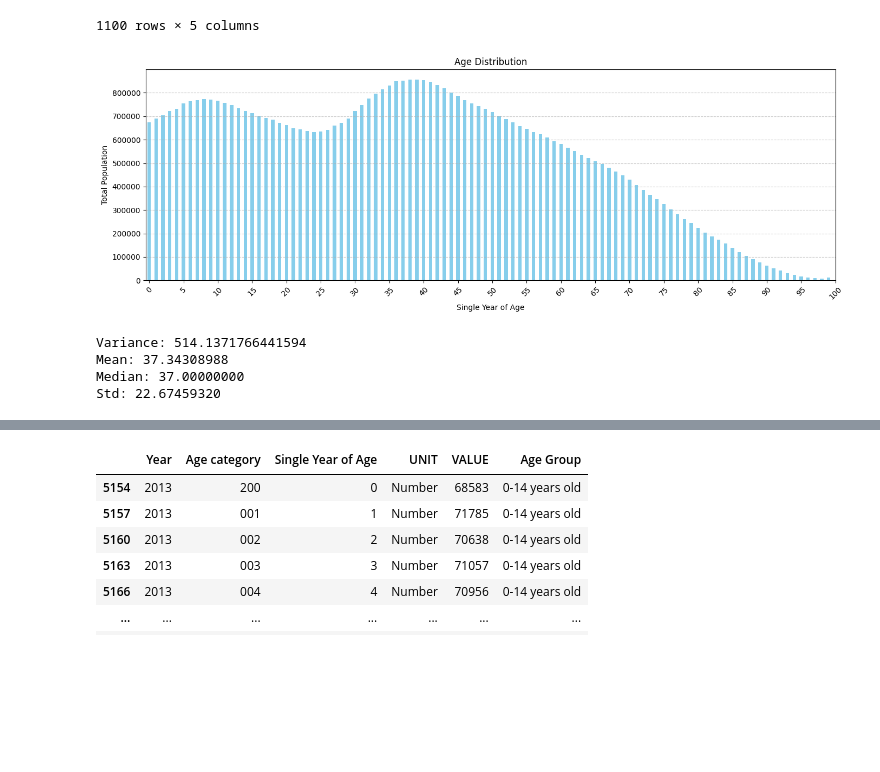
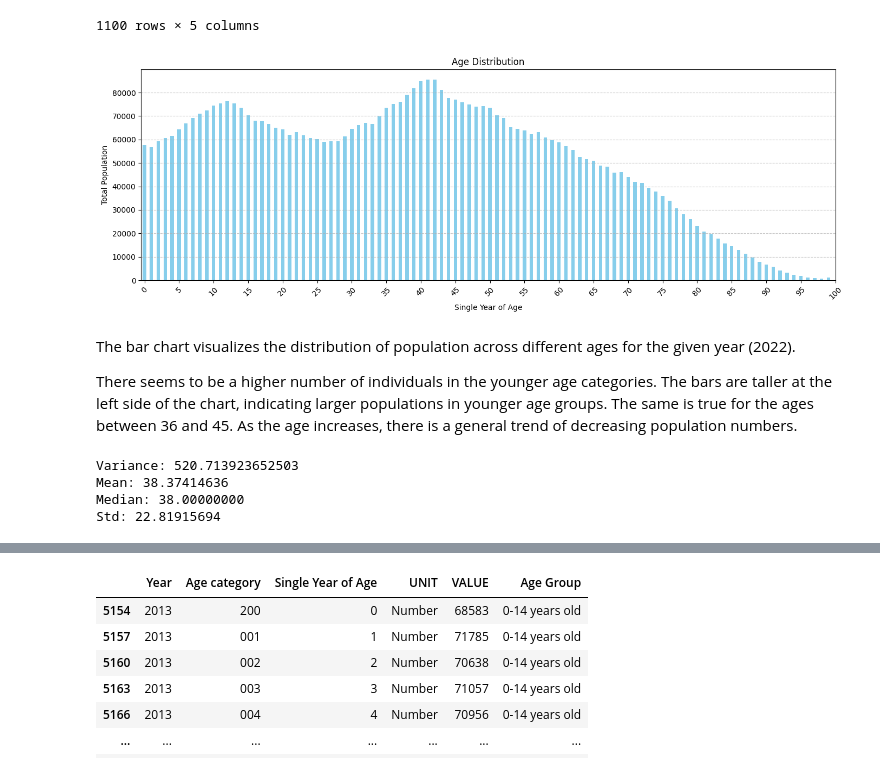
Before and after one commit to Ivkoto/DataAnalyticsMachineLearning, a Jupyter notebook: Data_Preparation/CA1_V6_2_refactored.ipynb, the cells around one changed output, grey strips where cells are left out. Drawn from its saved outputs; the diff is of its cells as text; code cells hidden in the pictures; blank space fills up the shorter version.

```diff
--- a/Data_Preparation/CA1_V6_2_refactored.ipynb
+++ b/Data_Preparation/CA1_V6_2_refactored.ipynb
@@ -99,28 +84,33 @@ population_age_breakdown_df
 | 8481 | 2023 | 646 | 99 | Number | 1600 |
 1100 rows × 5 columns
 # %%
+population_age_distribution_2022 = population_age_breakdown_df[population_age_breakdown_df['Year'] == 2022]
 
-population_age_distribution = population_age_breakdown_df.groupby("Single Year of Age")["VALUE"].sum()
+population_age_distribution = population_age_distribution_2022.groupby("Single Year of Age")["VALUE"].sum()
 
 plt.figure(figsize=(14, 5))
 population_age_distribution.plot(kind='bar', color='skyblue')
 plt.title("Age Distribution")
 plt.xlabel("Single Year of Age")
 plt.ylabel("Total Population")
 plt.xticks(range(0, 101, 5), range(0, 101, 5), rotation=45)
 plt.grid(axis='y', linestyle='--', alpha=0.7)
 plt.grid(axis='y', linestyle='--', alpha=0.7)
 plt.tight_layout()
 plt.show()
 # %% [output]
-[figure, old version]
+[figure, new version]
+# %% [markdown]
+The bar chart visualizes the distribution of population across different ages for the given year (2022).
+
+There seems to be a higher number of individuals in the younger age categories. The bars are taller at the left side of the chart, indicating larger populations in younger age groups. The  same is true for the ages between 36 and 45. As the age increases, there is a general trend of decreasing population numbers.
 # %%
-weighted_mean = np.average(population_age_breakdown_df["Single Year of Age"], weights=population_age_breakdown_df["VALUE"])
+weighted_mean = np.average(population_age_distribution_2022["Single Year of Age"], weights=population_age_distribution_2022["VALUE"])
 
-weighted_variance = np.average((population_age_breakdown_df["Single Year of Age"] - weighted_mean)**2, weights=population_age_breakdown_df["VALUE"])
+weighted_variance = np.average((population_age_distribution_2022["Single Year of Age"] - weighted_mean)**2, weights=population_age_distribution_2022["VALUE"])
 weighted_std = np.sqrt(weighted_variance)
 
-sorted_df = population_age_breakdown_df.sort_values(by="Single Year of Age")
+sorted_df = population_age_distribution_2022.sort_values(by="Single Year of Age")
 cumsum = sorted_df["VALUE"].cumsum()
 cutoff = cumsum.iloc[-1] / 2.0
 weighted_median = sorted_df[sorted_df["VALUE"].cumsum() >= cutoff]["Single Year of Age"].iloc[0]
@@ -130,7 +120,7 @@ print(f"Mean: {weighted_mean:.8f}")
 print(f"Median: {weighted_median:.8f}")
 print(f"Std: {weighted_std:.8f}")
 # %% [output]
-Variance: 514.1371766441594
-Mean: 37.34308988
-Median: 37.00000000
-Std: 22.67459320
+Variance: 520.713923652503
+Mean: 38.37414636
+Median: 38.00000000
+Std: 22.81915694
```
Also changed, not shown: parts of 9 cells of this notebook.
